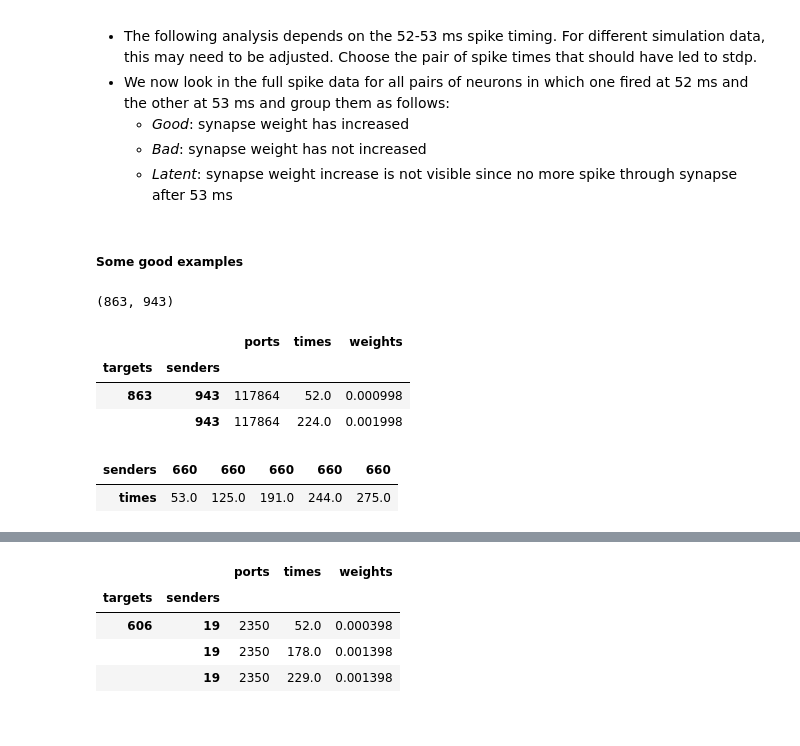
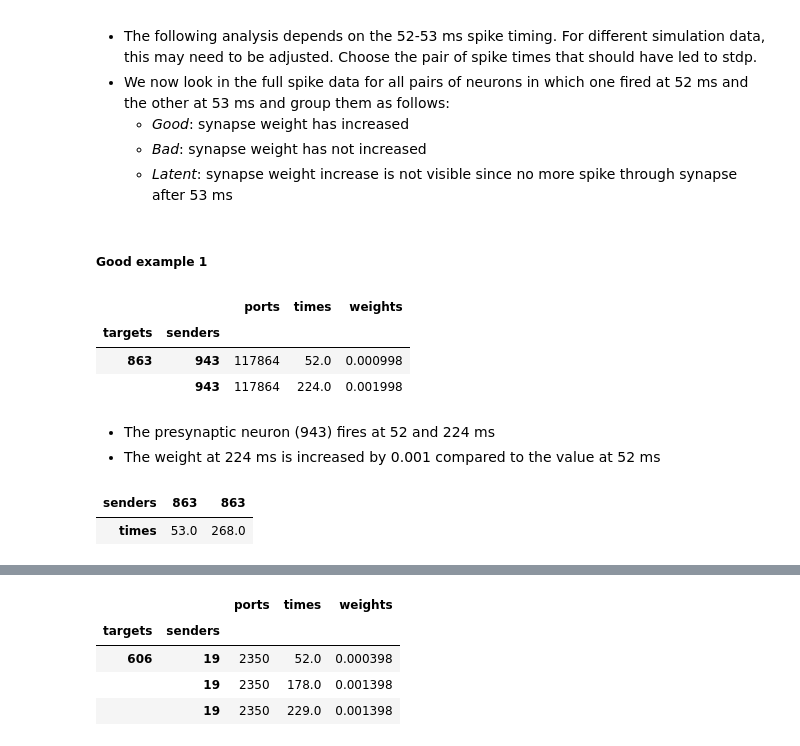
Before and after one commit to heplesser/comment_vieth_code, a Jupyter notebook: Plesser_CommentaryVieth_Supplement.ipynb, the cells around one changed output, grey strips where cells are left out. Saved outputs shown, nothing was run; the diff lists cells and outputs as text; code cells hidden in the pictures.

```diff
--- a/Plesser_CommentaryVieth_Supplement.ipynb
+++ b/Plesser_CommentaryVieth_Supplement.ipynb
@@ -920,11 +920,7 @@ def group_events(spks, wr, pre_time):
 # %%
 gr = group_events(spks, wr, 52)
 # %% [markdown]
-##### Some good examples
+##### Good example 1
-# %%
-gr['good'][0]
-# %% [output]
-(863, 943)
 # %%
 wr.loc[gr['good'][0]]
 # %% [output]
@@ -932,8 +928,11 @@ wr.loc[gr['good'][0]]
 | targets | senders |  |  |  |
 | 863 | 943 | 117864 | 52.0 | 0.000998 |
 |  | 943 | 117864 | 224.0 | 0.001998 |
+# %% [markdown]
+- The presynaptic neuron (943) fires at 52 and 224 ms
+- The weight at 224 ms is increased by 0.001 compared to the value at 52 ms
 # %%
-spks.loc[660].T
+spks.loc[863].T
 # %% [output]
-| senders | 660 | 660 | 660 | 660 | 660 |
-| times | 53.0 | 125.0 | 191.0 | 244.0 | 275.0 |
+| senders | 863 | 863 |
+| times | 53.0 | 268.0 |
```
Also changed, not shown: parts of 14 cells of this notebook, 1 other file.
